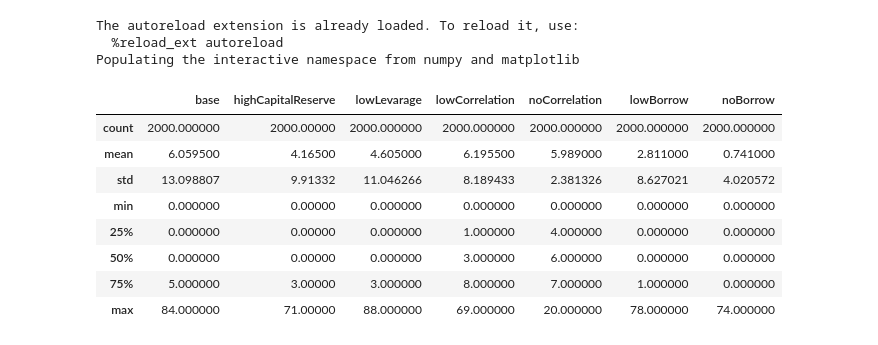
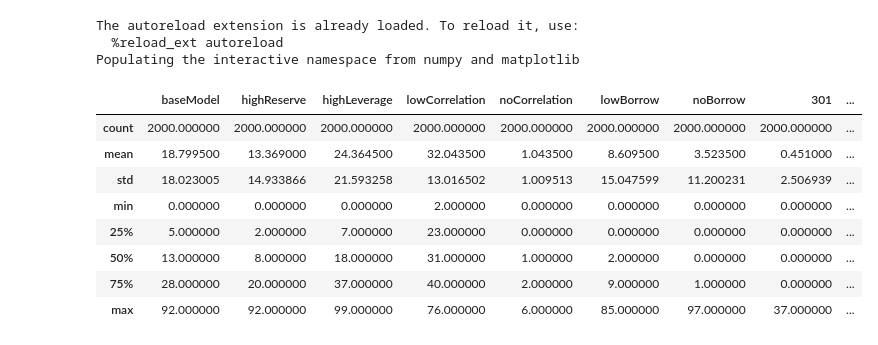
Before and after one commit to dongxulee/balanceSheet, a Jupyter notebook: bankingSystemSystematicRisk.ipynb, the cells around one changed output. Cells and saved outputs as stored; diff of their text form; code cells hidden in the pictures.

```diff
--- a/bankingSystemSystematicRisk.ipynb
+++ b/bankingSystemSystematicRisk.ipynb
@@ -20,18 +20,20 @@ Populating the interactive namespace from numpy and matplotlib
 # %%
 import numpy as np
 import pandas as pd
-label = ["base", "highCapitalReserve", "lowLevarage", "lowCorrelation", "noCorrelation", "lowBorrow", "noBorrow"]
-defaultCollection = np.concatenate([np.load("defaultCollection_lowBorrow.npy"), np.load("defaultCollection_lowBorrow1.npy")],axis=1)
-defaultCollection = np.concatenate([defaultCollection,np.load("defaultCollection_noBorrow.npy")],axis=0)
-pd.DataFrame(data = defaultCollection.T, columns = label).describe()
+label = ["baseModel", "highReserve", "highLeverage", "lowCorrelation", "noCorrelation", "lowBorrow", "noBorrow", "301", "302"]
+
+defaultCollection = np.concatenate([np.load("defaultSimulation/defaultCollection_" + l + ".npy") for l in label],axis=0)
+defaultBanks = np.concatenate([np.load("defaultSimulation/defaultBanks_" + l + ".npy") for l in label],axis=0)
-# %% [output]
-|  | base | highCapitalReserve | lowLevarage | lowCorrelation | noCorrelation | lowBorrow | noBorrow |
-| count | 2000.000000 | 2000.00000 | 2000.000000 | 2000.000000 | 2000.000000 | 2000.000000 | 2000.000000 |
-| mean | 6.059500 | 4.16500 | 4.605000 | 6.195500 | 5.989000 | 2.811000 | 0.741000 |
-| std | 13.098807 | 9.91332 | 11.046266 | 8.189433 | 2.381326 | 8.627021 | 4.020572 |
-| min | 0.000000 | 0.00000 | 0.000000 | 0.000000 | 0.000000 | 0.000000 | 0.000000 |
-| 25% | 0.000000 | 0.00000 | 0.000000 | 1.000000 | 4.000000 | 0.000000 | 0.000000 |
-| 50% | 0.000000 | 0.00000 | 0.000000 | 3.000000 | 6.000000 | 0.000000 | 0.000000 |
-| 75% | 5.000000 | 3.00000 | 3.000000 | 8.000000 | 7.000000 | 1.000000 | 0.000000 |
-| max | 84.000000 | 71.00000 | 88.000000 | 69.000000 | 20.000000 | 78.000000 | 74.000000 |
+# %%
+pd.DataFrame(columns=label, data = defaultCollection.T).describe()
+# %% [output]
+|  | baseModel | highReserve | highLeverage | lowCorrelation | noCorrelation | lowBorrow | noBorrow | 301 | ... |
+| count | 2000.000000 | 2000.000000 | 2000.000000 | 2000.000000 | 2000.000000 | 2000.000000 | 2000.000000 | 2000.000000 | ... |
+| mean | 18.799500 | 13.369000 | 24.364500 | 32.043500 | 1.043500 | 8.609500 | 3.523500 | 0.451000 | ... |
+| std | 18.023005 | 14.933866 | 21.593258 | 13.016502 | 1.009513 | 15.047599 | 11.200231 | 2.506939 | ... |
+| min | 0.000000 | 0.000000 | 0.000000 | 2.000000 | 0.000000 | 0.000000 | 0.000000 | 0.000000 | ... |
+| 25% | 5.000000 | 2.000000 | 7.000000 | 23.000000 | 0.000000 | 0.000000 | 0.000000 | 0.000000 | ... |
+| 50% | 13.000000 | 8.000000 | 18.000000 | 31.000000 | 1.000000 | 2.000000 | 0.000000 | 0.000000 | ... |
+| 75% | 28.000000 | 20.000000 | 37.000000 | 40.000000 | 2.000000 | 9.000000 | 1.000000 | 0.000000 | ... |
+| max | 92.000000 | 92.000000 | 99.000000 | 76.000000 | 6.000000 | 85.000000 | 97.000000 | 37.000000 | ... |
 # %%
```
Also changed, not shown: parts of 2 cells of this notebook, 22 other files.
